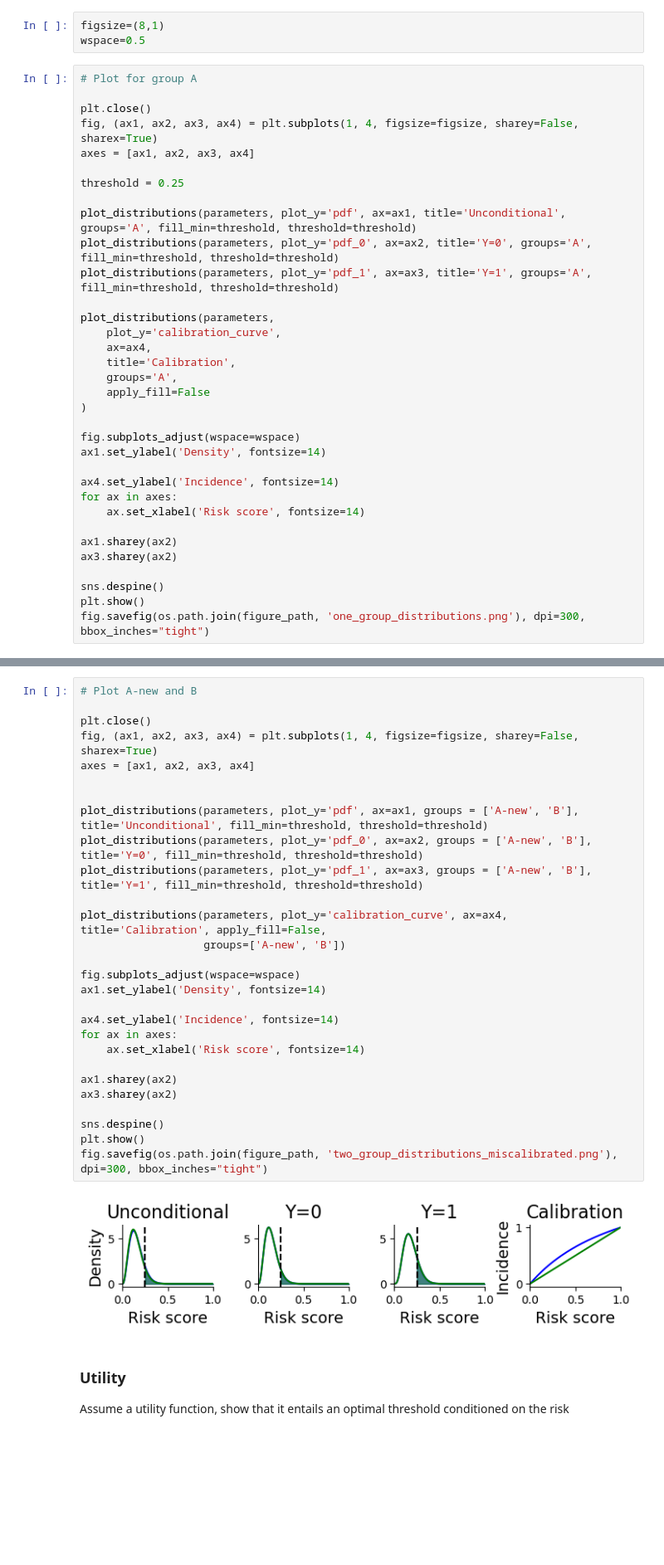
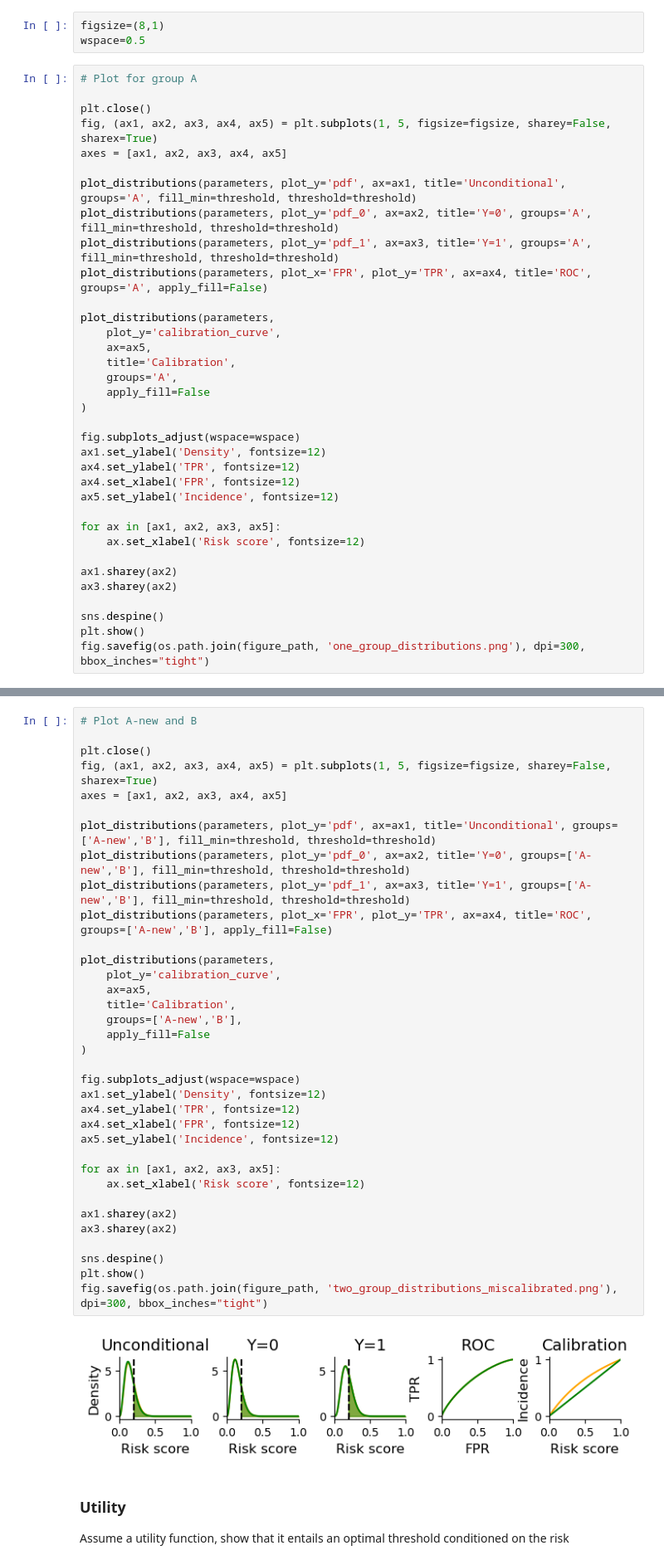
Before and after one commit to spfohl/fairness_simulation, a Jupyter notebook: risk_distribution_plots.ipynb, the cells around one changed output, grey strips where cells are left out. Shown: that part at 83% size. Saved outputs shown, nothing was run; the diff lists cells and outputs as text; blank space fills up the shorter version.

```diff
--- a/risk_distribution_plots.ipynb
+++ b/risk_distribution_plots.ipynb
@@ -171,29 +207,30 @@ wspace=0.5
 # Plot for group A
 
 plt.close()
-fig, (ax1, ax2, ax3, ax4) = plt.subplots(1, 4, figsize=figsize, sharey=False, sharex=True)
-axes = [ax1, ax2, ax3, ax4]
-
-threshold = 0.25
+fig, (ax1, ax2, ax3, ax4, ax5) = plt.subplots(1, 5, figsize=figsize, sharey=False, sharex=True)
+axes = [ax1, ax2, ax3, ax4, ax5]
 
 plot_distributions(parameters, plot_y='pdf', ax=ax1, title='Unconditional', groups='A', fill_min=threshold, threshold=threshold)
 plot_distributions(parameters, plot_y='pdf_0', ax=ax2, title='Y=0', groups='A', fill_min=threshold, threshold=threshold)
 plot_distributions(parameters, plot_y='pdf_1', ax=ax3, title='Y=1', groups='A', fill_min=threshold, threshold=threshold)
+plot_distributions(parameters, plot_x='FPR', plot_y='TPR', ax=ax4, title='ROC', groups='A', apply_fill=False)
 
 plot_distributions(parameters,
     plot_y='calibration_curve',
-    ax=ax4,
+    ax=ax5,
     title='Calibration',
     groups='A',
     apply_fill=False
 )
 
 fig.subplots_adjust(wspace=wspace)
-ax1.set_ylabel('Density', fontsize=14)
+ax1.set_ylabel('Density', fontsize=12)
+ax4.set_ylabel('TPR', fontsize=12)
+ax4.set_xlabel('FPR', fontsize=12)
+ax5.set_ylabel('Incidence', fontsize=12)
 
-ax4.set_ylabel('Incidence', fontsize=14)
-for ax in axes:
-    ax.set_xlabel('Risk score', fontsize=14)
+for ax in [ax1, ax2, ax3, ax5]:
+    ax.set_xlabel('Risk score', fontsize=12)
 
 ax1.sharey(ax2)
 ax3.sharey(ax2)
@@ -236,33 +280,40 @@ fig.savefig(os.path.join(figure_path, 'two_group_distributions.png'), dpi=300, b
 # %%
 # Plot A-new and B
 
 plt.close()
-fig, (ax1, ax2, ax3, ax4) = plt.subplots(1, 4, figsize=figsize, sharey=False, sharex=True)
-axes = [ax1, ax2, ax3, ax4]
+fig, (ax1, ax2, ax3, ax4, ax5) = plt.subplots(1, 5, figsize=figsize, sharey=False, sharex=True)
+axes = [ax1, ax2, ax3, ax4, ax5]
 
+plot_distributions(parameters, plot_y='pdf', ax=ax1, title='Unconditional', groups=['A-new','B'], fill_min=threshold, threshold=threshold)
+plot_distributions(parameters, plot_y='pdf_0', ax=ax2, title='Y=0', groups=['A-new','B'], fill_min=threshold, threshold=threshold)
+plot_distributions(parameters, plot_y='pdf_1', ax=ax3, title='Y=1', groups=['A-new','B'], fill_min=threshold, threshold=threshold)
+plot_distributions(parameters, plot_x='FPR', plot_y='TPR', ax=ax4, title='ROC', groups=['A-new','B'], apply_fill=False)
 
-plot_distributions(parameters, plot_y='pdf', ax=ax1, groups = ['A-new', 'B'], title='Unconditional', fill_min=threshold, threshold=threshold)
-plot_distributions(parameters, plot_y='pdf_0', ax=ax2, groups = ['A-new', 'B'], title='Y=0', fill_min=threshold, threshold=threshold)
-plot_distributions(parameters, plot_y='pdf_1', ax=ax3, groups = ['A-new', 'B'], title='Y=1', fill_min=threshold, threshold=threshold)
-
-plot_distributions(parameters, plot_y='calibration_curve', ax=ax4, title='Calibration', apply_fill=False,
-                   groups=['A-new', 'B'])
+plot_distributions(parameters,
+    plot_y='calibration_curve',
+    ax=ax5,
+    title='Calibration',
+    groups=['A-new','B'],
+    apply_fill=False
+)
 
 fig.subplots_adjust(wspace=wspace)
-ax1.set_ylabel('Density', fontsize=14)
+ax1.set_ylabel('Density', fontsize=12)
+ax4.set_ylabel('TPR', fontsize=12)
+ax4.set_xlabel('FPR', fontsize=12)
+ax5.set_ylabel('Incidence', fontsize=12)
 
-ax4.set_ylabel('Incidence', fontsize=14)
-for ax in axes:
-    ax.set_xlabel('Risk score', fontsize=14)
+for ax in [ax1, ax2, ax3, ax5]:
+    ax.set_xlabel('Risk score', fontsize=12)
 
 ax1.sharey(ax2)
 ax3.sharey(ax2)
 
 sns.despine()
 plt.show()
 fig.savefig(os.path.join(figure_path, 'two_group_distributions_miscalibrated.png'), dpi=300, bbox_inches="tight")
 # %% [output]
-[figure, old version]
+[figure, new version]
 # %% [markdown]
 ### Utility
 Assume a utility function, show that it entails an optimal threshold conditioned on the risk
```
Also changed, not shown: parts of 13 cells of this notebook, 5 other files.
